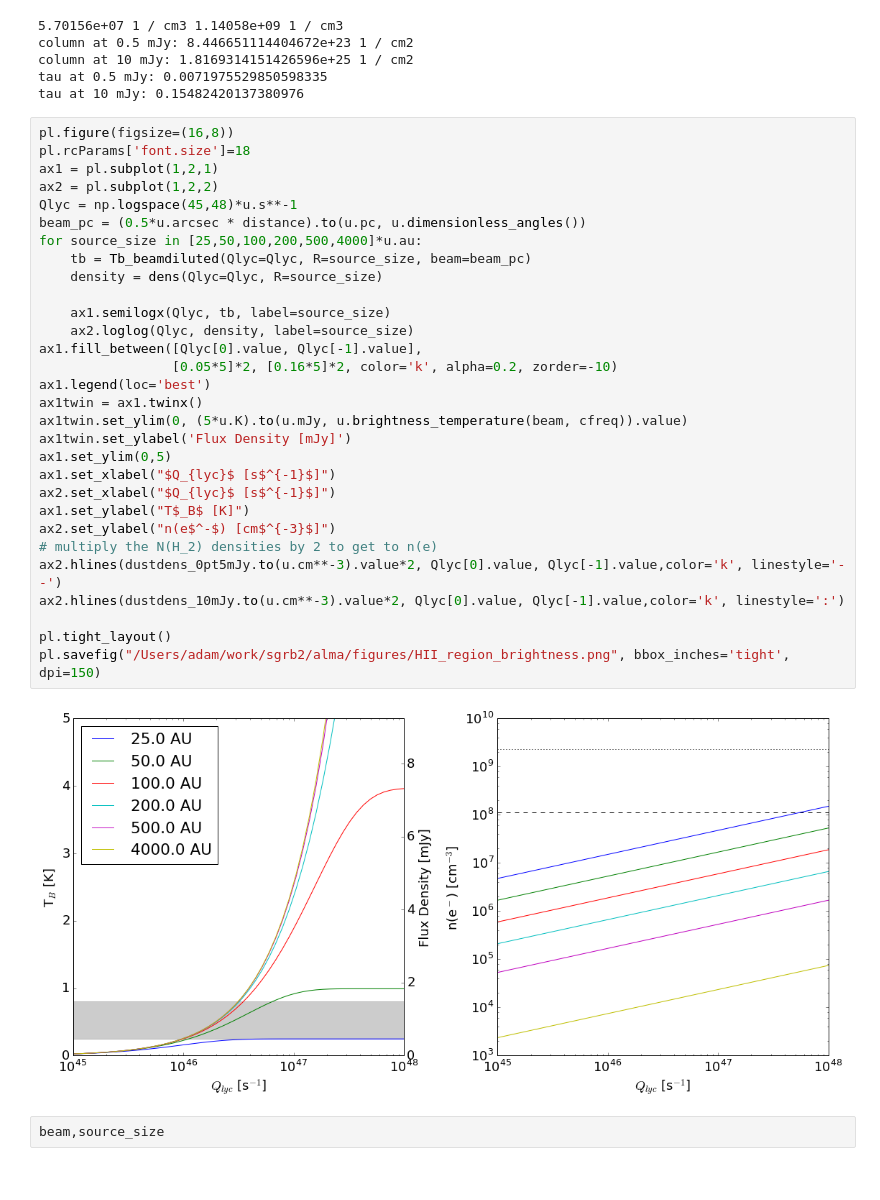
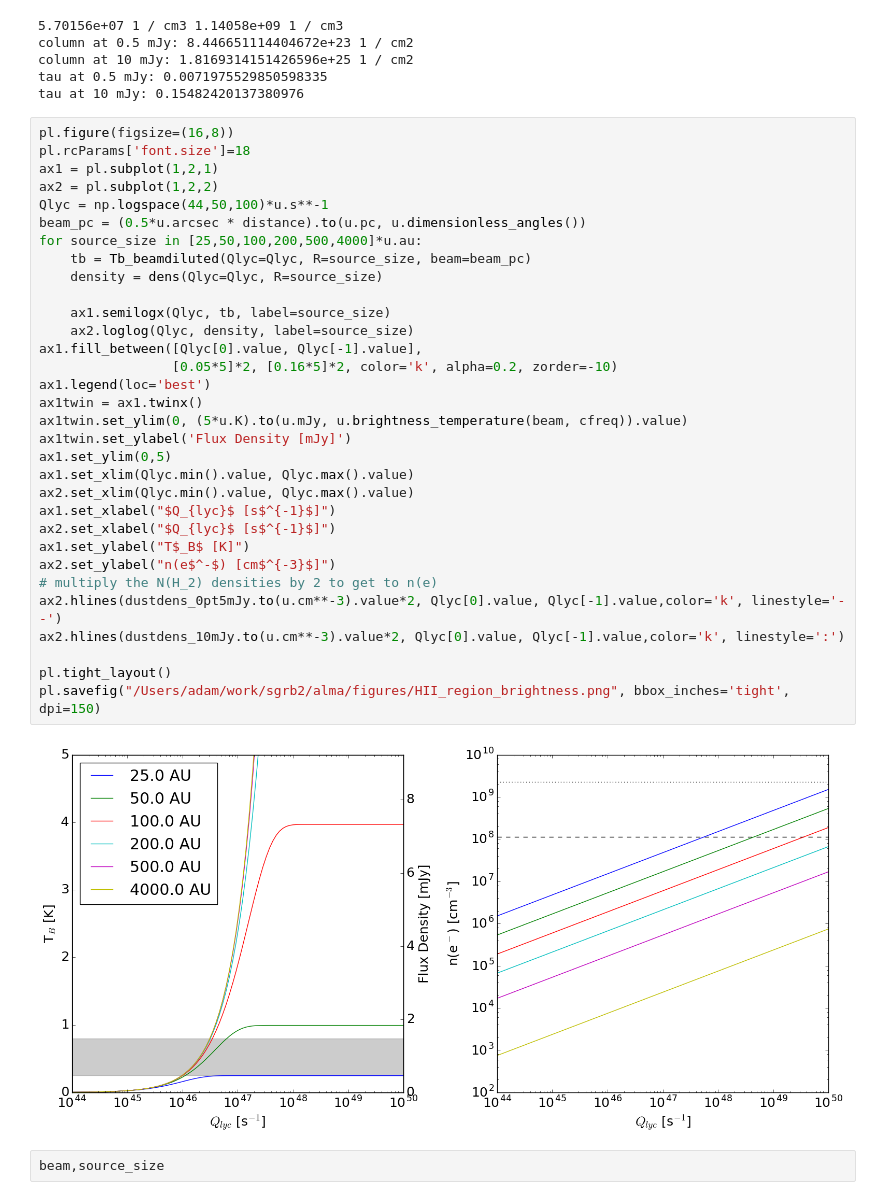
Before and after one commit to keflavich/SgrB2_ALMA_3mm_Mosaic, a Jupyter notebook: analysis/HII region brightness.ipynb, the cells around one changed output. Drawn from its saved outputs; the diff is of its cells as text.

Commit message:
updated hii region plots and discussion

```diff
--- a/analysis/HII region brightness.ipynb
+++ b/analysis/HII region brightness.ipynb
@@ -183,35 +189,37 @@ tau at 10 mJy: 0.15482420137380976
 # %%
 pl.figure(figsize=(16,8))
 pl.rcParams['font.size']=18
 ax1 = pl.subplot(1,2,1)
 ax2 = pl.subplot(1,2,2)
-Qlyc = np.logspace(45,48)*u.s**-1
+Qlyc = np.logspace(44,50,100)*u.s**-1
 beam_pc = (0.5*u.arcsec * distance).to(u.pc, u.dimensionless_angles())
 for source_size in [25,50,100,200,500,4000]*u.au:
     tb = Tb_beamdiluted(Qlyc=Qlyc, R=source_size, beam=beam_pc)
     density = dens(Qlyc=Qlyc, R=source_size)
 
     ax1.semilogx(Qlyc, tb, label=source_size)
     ax2.loglog(Qlyc, density, label=source_size)
 ax1.fill_between([Qlyc[0].value, Qlyc[-1].value],
                  [0.05*5]*2, [0.16*5]*2, color='k', alpha=0.2, zorder=-10)
 ax1.legend(loc='best')
 ax1twin = ax1.twinx()
 ax1twin.set_ylim(0, (5*u.K).to(u.mJy, u.brightness_temperature(beam, cfreq)).value)
 ax1twin.set_ylabel('Flux Density [mJy]')
 ax1.set_ylim(0,5)
+ax1.set_xlim(Qlyc.min().value, Qlyc.max().value)
+ax2.set_xlim(Qlyc.min().value, Qlyc.max().value)
 ax1.set_xlabel("$Q_{lyc}$ [s$^{-1}$]")
 ax2.set_xlabel("$Q_{lyc}$ [s$^{-1}$]")
 ax1.set_ylabel("T$_B$ [K]")
 ax2.set_ylabel("n(e$^-$) [cm$^{-3}$]")
 # multiply the N(H_2) densities by 2 to get to n(e)
 ax2.hlines(dustdens_0pt5mJy.to(u.cm**-3).value*2, Qlyc[0].value, Qlyc[-1].value,color='k', linestyle='--')
 ax2.hlines(dustdens_10mJy.to(u.cm**-3).value*2, Qlyc[0].value, Qlyc[-1].value,color='k', linestyle=':')
 
 pl.tight_layout()
 pl.savefig("/Users/adam/work/sgrb2/alma/figures/HII_region_brightness.png", bbox_inches='tight', dpi=150)
 # %% [output]
-[figure, old version]
+[figure, new version]
 # %%
 beam,source_size
 # %% [output]
```
Also changed, not shown: parts of 3 cells of this notebook, 2 other files.
